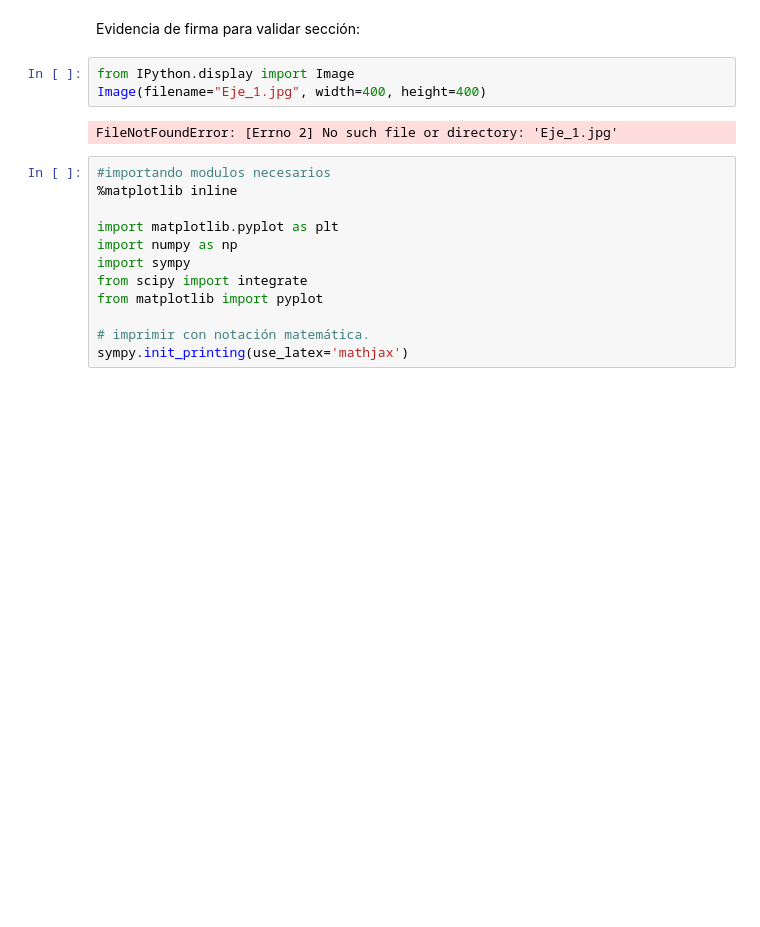
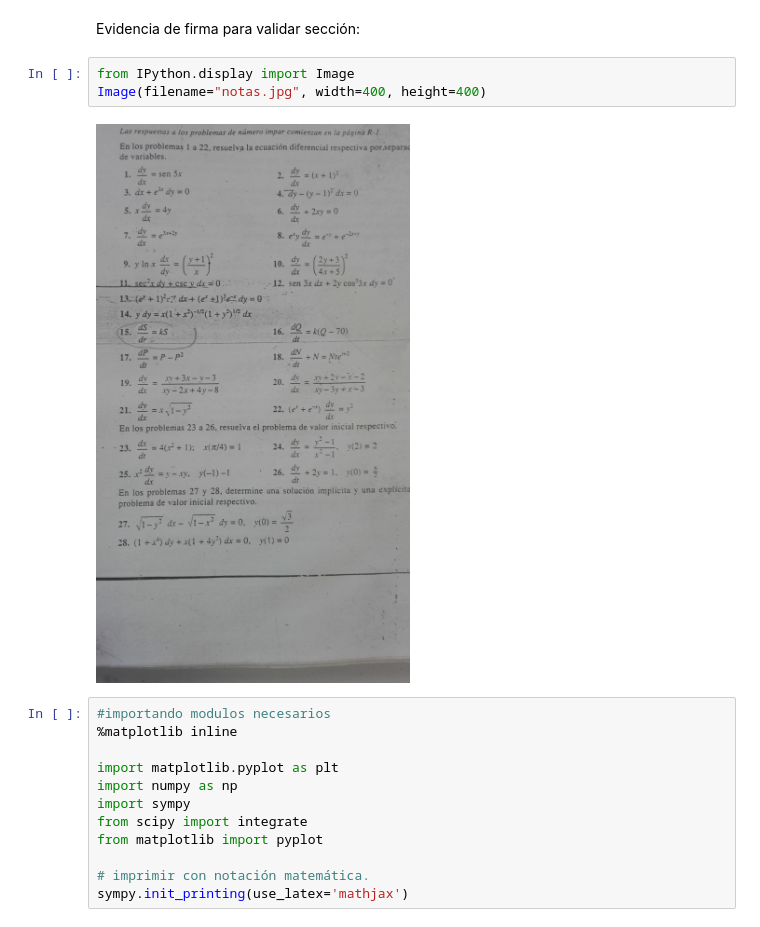
Before and after one commit to Jaz22-hub/Jazz-22-hub, a Jupyter notebook: Plantilla-Problemario.ipynb, the cells around one changed output. Drawn from its saved outputs; the diff is of its cells as text; blank space fills up the shorter version.

```diff
--- a/Plantilla-Problemario.ipynb
+++ b/Plantilla-Problemario.ipynb
@@ -25,9 +25,9 @@ Resuelva las siguientes ecuaciones diferenciales empleando alguno de los método
 Evidencia de firma para validar sección:
 # %%
 from IPython.display import Image
-Image(filename="Eje_1.jpg", width=400, height=400)
+Image(filename="notas.jpg", width=400, height=400)
 # %% [output]
-FileNotFoundError: [Errno 2] No such file or directory: 'Eje_1.jpg'
+[figure, added]
 # %%
 #importando modulos necesarios
 %matplotlib inline
```
